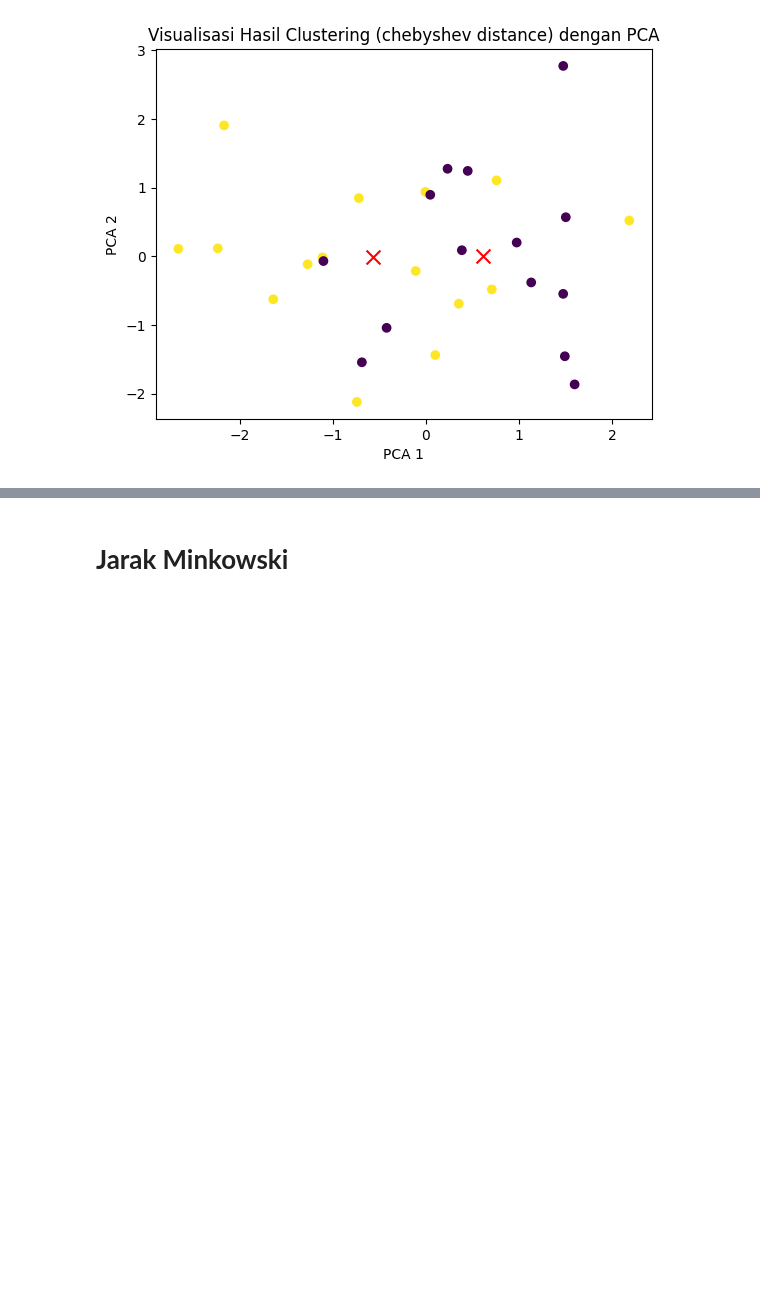
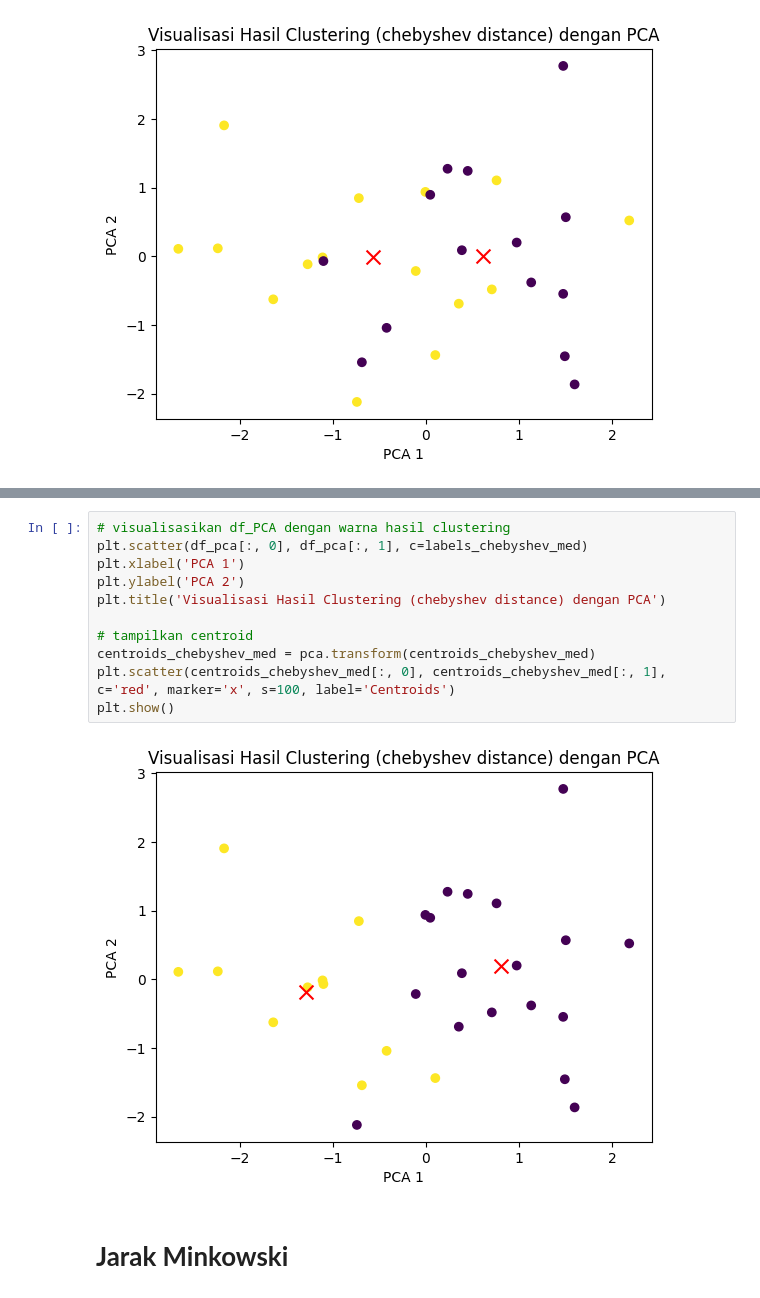
Before and after one commit to gikirima/TugasML_Kmeans, a Jupyter notebook: K_means_custom_metrics.ipynb, the cells around one changed output, grey strips where cells are left out. Saved outputs shown, nothing was run; the diff lists cells and outputs as text; blank space fills up the shorter version.

```diff
--- a/K_means_custom_metrics.ipynb
+++ b/K_means_custom_metrics.ipynb
@@ -364,3 +419,16 @@ plt.show()
+# %%
+# visualisasikan df_PCA dengan warna hasil clustering
+plt.scatter(df_pca[:, 0], df_pca[:, 1], c=labels_chebyshev_med)
+plt.xlabel('PCA 1')
+plt.ylabel('PCA 2')
+plt.title('Visualisasi Hasil Clustering (chebyshev distance) dengan PCA')
+
+# tampilkan centroid
+centroids_chebyshev_med = pca.transform(centroids_chebyshev_med)
+plt.scatter(centroids_chebyshev_med[:, 0], centroids_chebyshev_med[:, 1], c='red', marker='x', s=100, label='Centroids')
+plt.show()
+# %% [output]
+[figure, added]
 # %% [markdown]
 # **Jarak Minkowski**
 # %% [markdown]
```
Also changed, not shown: parts of 10 cells of this notebook.
